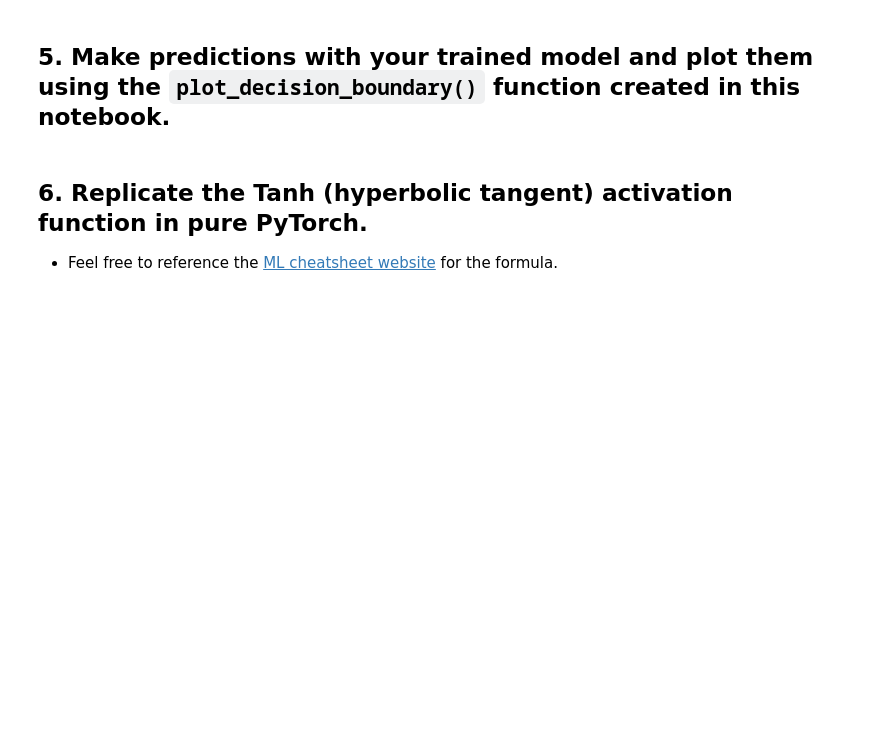
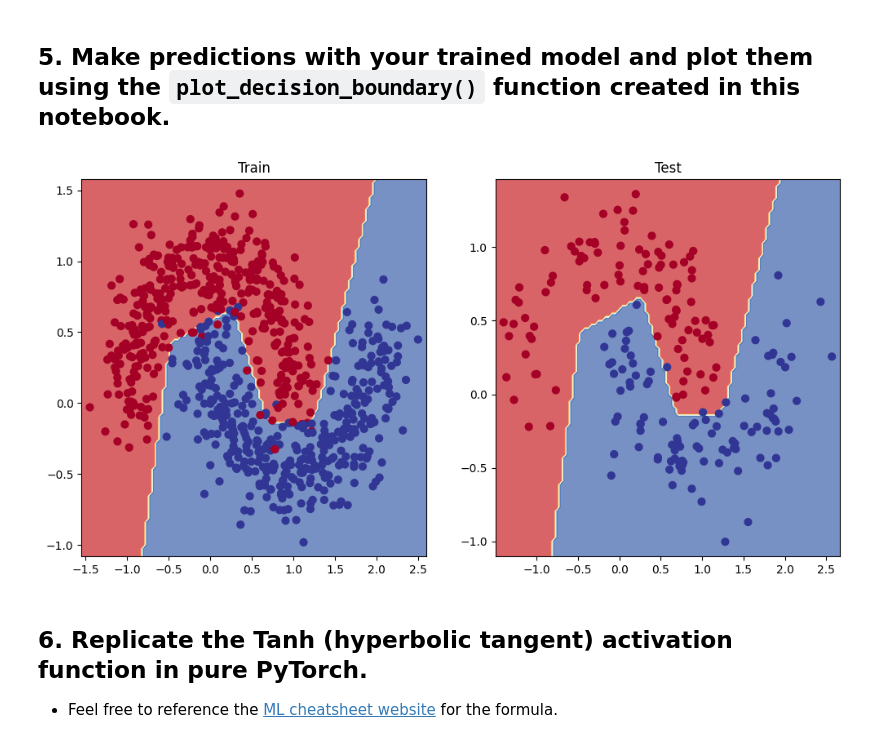
Before and after one commit to BanHun28/pytorch-deep-learning, a Jupyter notebook: extras/exercises/02_pytorch_classification_exercises.ipynb, the cells around one changed output. Cells and saved outputs as stored; diff of their text form; code cells hidden in the pictures; blank space fills up the shorter version.

```diff
--- a/extras/exercises/02_pytorch_classification_exercises.ipynb
+++ b/extras/exercises/02_pytorch_classification_exercises.ipynb
@@ -125,15 +125,16 @@ from torch import nn
 # Inherit from nn.Module to make a model capable of fitting the mooon data
 class MoonModelV0(nn.Module):
     ## Your code here ##
-    def __init__(self):
+    def __init__(self, in_features, out_features, hidden_units=8):
         super().__init__()
-        self.layer_1 = nn.Linear(in_features=2, out_features=8)
-        self.layer_2 = nn.Linear(in_features=8, out_features=1)
-        self.layer_3 = nn.Linear(in_features=1, out_features=1)
+        self.layer_1 = nn.Linear(in_features=in_features, out_features=hidden_units)
+        self.layer_2 = nn.Linear(in_features=hidden_units, out_features=hidden_units)
+        self.layer_3 = nn.Linear(in_features=hidden_units, out_features=out_features)
         self.relu = nn.ReLU()
 
     def forward(self, x):
         return self.layer_3(self.relu(self.layer_2(self.relu(self.layer_1(x)))))
 
 # Instantiate the model
-## Your code here ##
+model_0 = MoonModelV0(in_features=2, out_features=1, hidden_units=10).to(device)
+model_0
@@ -141,5 +149,8 @@ class MoonModelV0(nn.Module):
 ## 3. Setup a binary classification compatible loss function and optimizer to use when training the model built in 2.
 # %%
 # Setup loss function
+loss_fn = nn.BCEWithLogitsLoss()
 
 # Setup optimizer to optimize model's parameters
+optimizer = torch.optim.SGD(params=model_0.parameters(), lr=0.1)
+optimizer
@@ -173,5 +206,5 @@ Pred labels:
 from torchmetrics import Accuracy
 
 ## TODO: Uncomment this code to use the Accuracy function
-# acc_fn = Accuracy(task="multiclass", num_classes=2).to(device) # send accuracy function to device
-# acc_fn
+acc_fn = Accuracy(task="multiclass", num_classes=2).to(device) # send accuracy function to device
+acc_fn
@@ -269,3 +321,14 @@ def plot_decision_boundary(model, X, y):
+# %%
+# Plot decision boundaries for training and test sets
+plt.figure(figsize=(12,6))
+plt.subplot(1,2,1)
+plt.title("Train")
+plot_decision_boundary(model_0, X_train, y_train)
+plt.subplot(1,2,2)
+plt.title("Test")
+plot_decision_boundary(model_0, X_test, y_test)
+# %% [output]
+[figure, added]
 # %% [markdown]
 ## 6. Replicate the Tanh (hyperbolic tangent) activation function in pure PyTorch.
   * Feel free to reference the [ML cheatsheet website](https://ml-cheatsheet.readthedocs.io/en/latest/activation_functions.html#tanh) for the formula.
```
Also changed, not shown: parts of 20 cells of this notebook.
